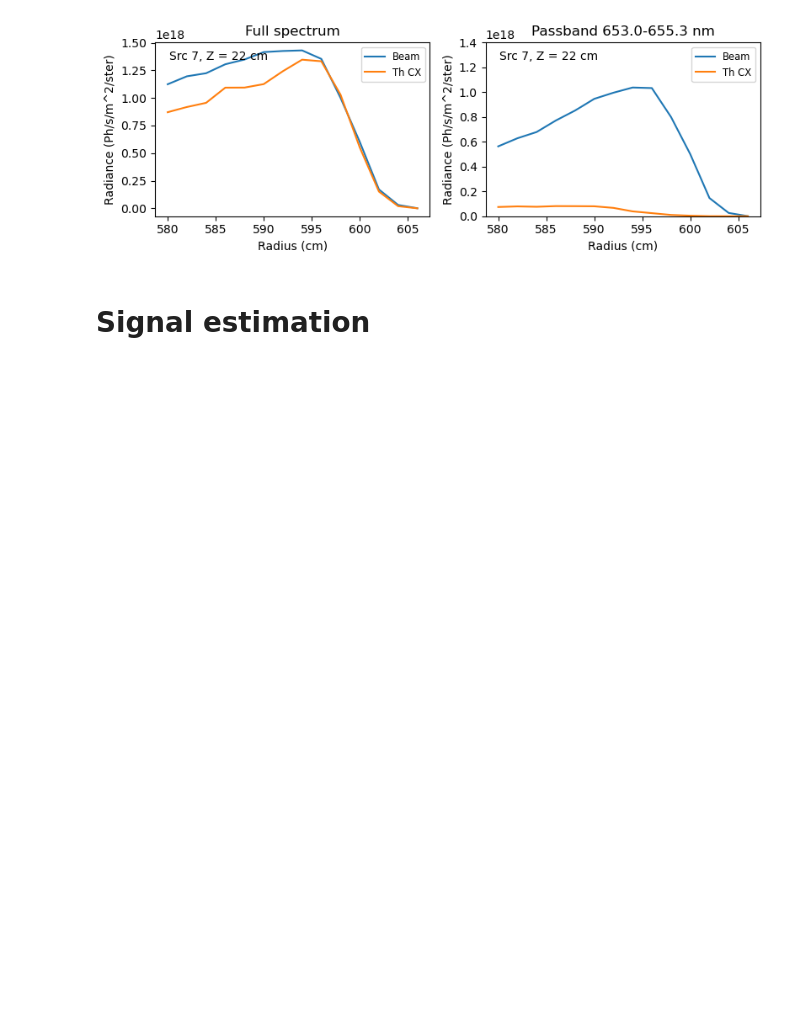
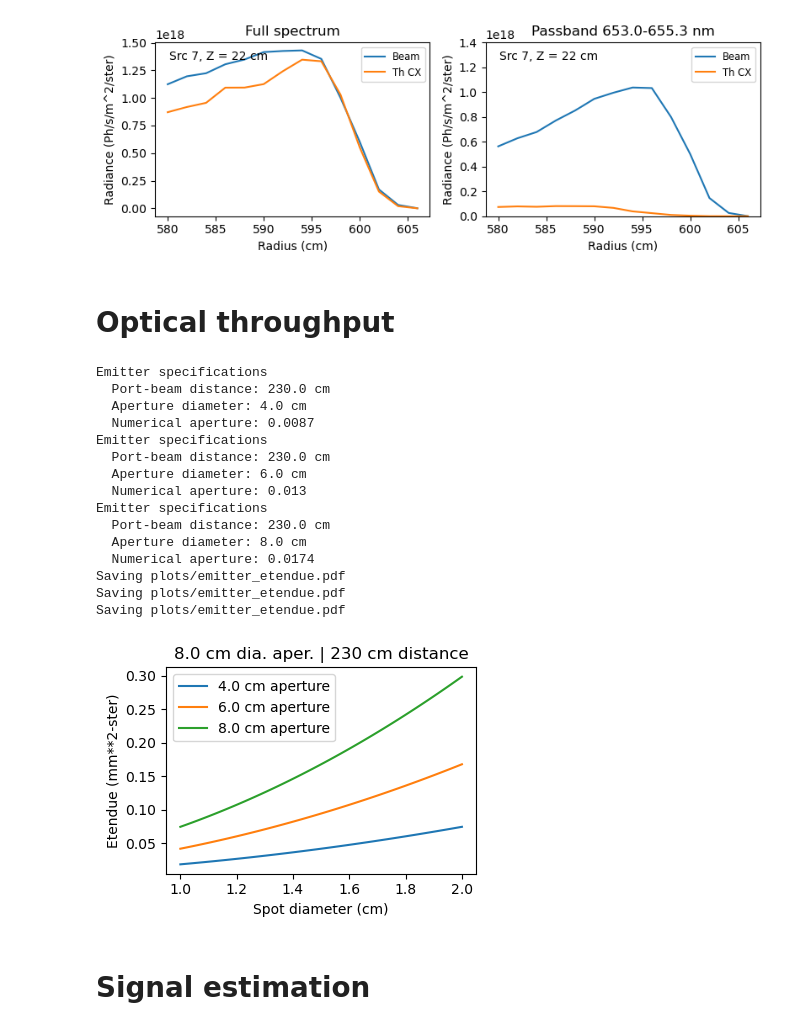
Before and after one commit to drsmith48/w7x-bes-design, a Jupyter notebook: analysis/dsmith/coverage.ipynb, the cells around one changed output. Cells and saved outputs as stored; diff of their text form; code cells hidden in the pictures; blank space fills up the shorter version.

```diff
--- a/analysis/dsmith/coverage.ipynb
+++ b/analysis/dsmith/coverage.ipynb
@@ -113,6 +114,45 @@ f.plot_radial_array(z=22, passband=passband, save=True)
 # %% [output]
 Saving plots/fida_array_W30_P7_R580_Z22.pdf
 [figure]
+# %% [markdown]
+# Optical throughput
+# %%
+from w7x_bes_tools import signals
+import matplotlib.pyplot as plt
+
+apertures = [4, 6, 8]  # aperture diameters in cm
+emitters = [signals.Emitter(aperture=aperture) for aperture in apertures]
+plt.figure(figsize=(4,3))
+for emitter in emitters:
+    # emitter.plot_etendue()
+    plt.plot(emitter.spot_diameter, emitter.calc_etendue(), label=f"{emitter.aperture:.1f} cm aperture")
+    plt.xlabel('Spot diameter (cm)')
+    plt.ylabel('Etendue (mm**2-ster)')
+    plt.title(f'{emitter.aperture:.1f} cm dia. aper. | {emitter.distance:.0f} cm distance')
+    plt.legend()
+    plt.tight_layout()
+
+    if save:
+        fname = 'plots/emitter_etendue.pdf'
+        print(f'Saving {fname}')
+        plt.savefig(fname, transparent=True)
+# %% [output]
+Emitter specifications
+  Port-beam distance: 230.0 cm
+  Aperture diameter: 4.0 cm
+  Numerical aperture: 0.0087
+Emitter specifications
+  Port-beam distance: 230.0 cm
+  Aperture diameter: 6.0 cm
+  Numerical aperture: 0.013
+Emitter specifications
+  Port-beam distance: 230.0 cm
+  Aperture diameter: 8.0 cm
+  Numerical aperture: 0.0174
+Saving plots/emitter_etendue.pdf
+Saving plots/emitter_etendue.pdf
+Saving plots/emitter_etendue.pdf
+[figure, added]
 # %% [markdown]
 # Signal estimation
 # %%
```
Also changed, not shown: parts of 1 cell of this notebook, 1 other file.
